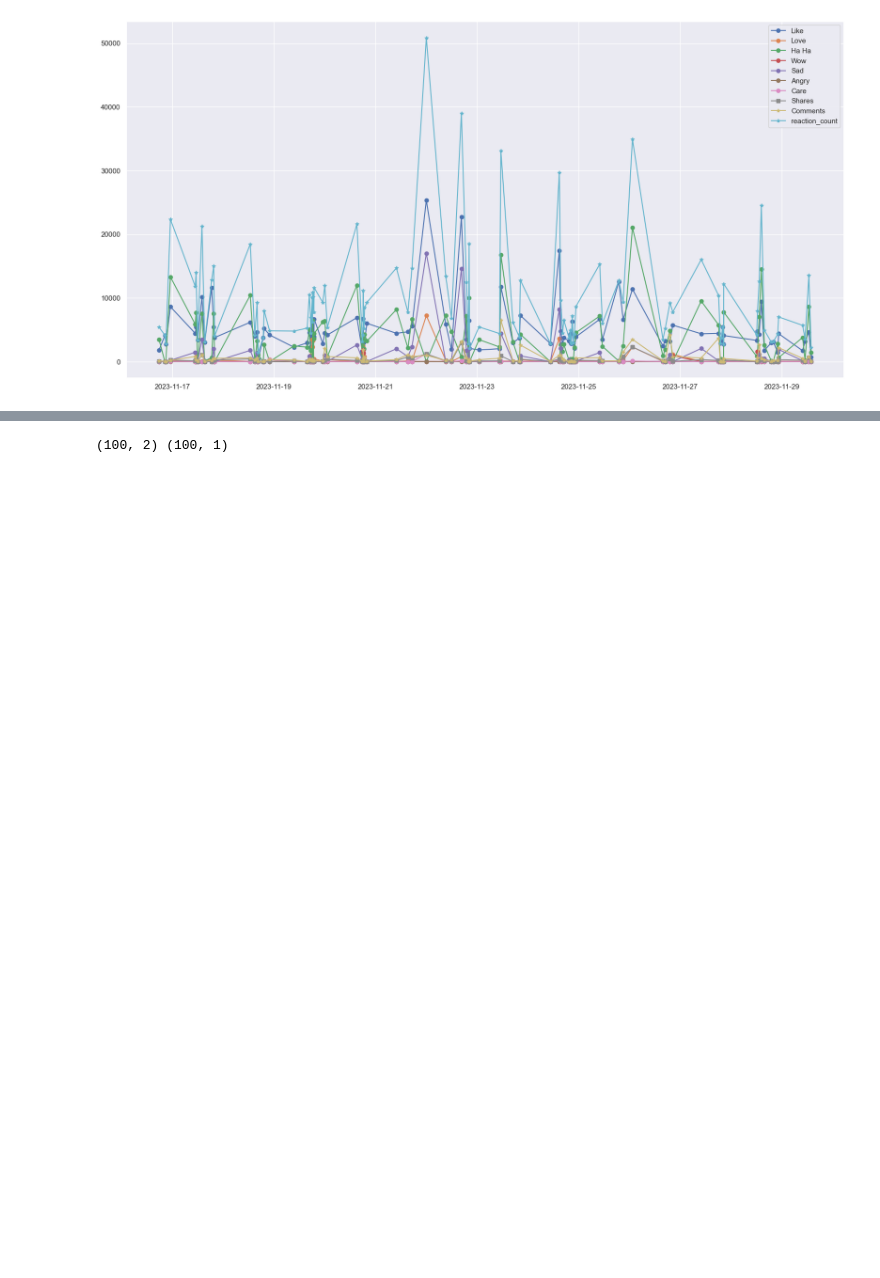
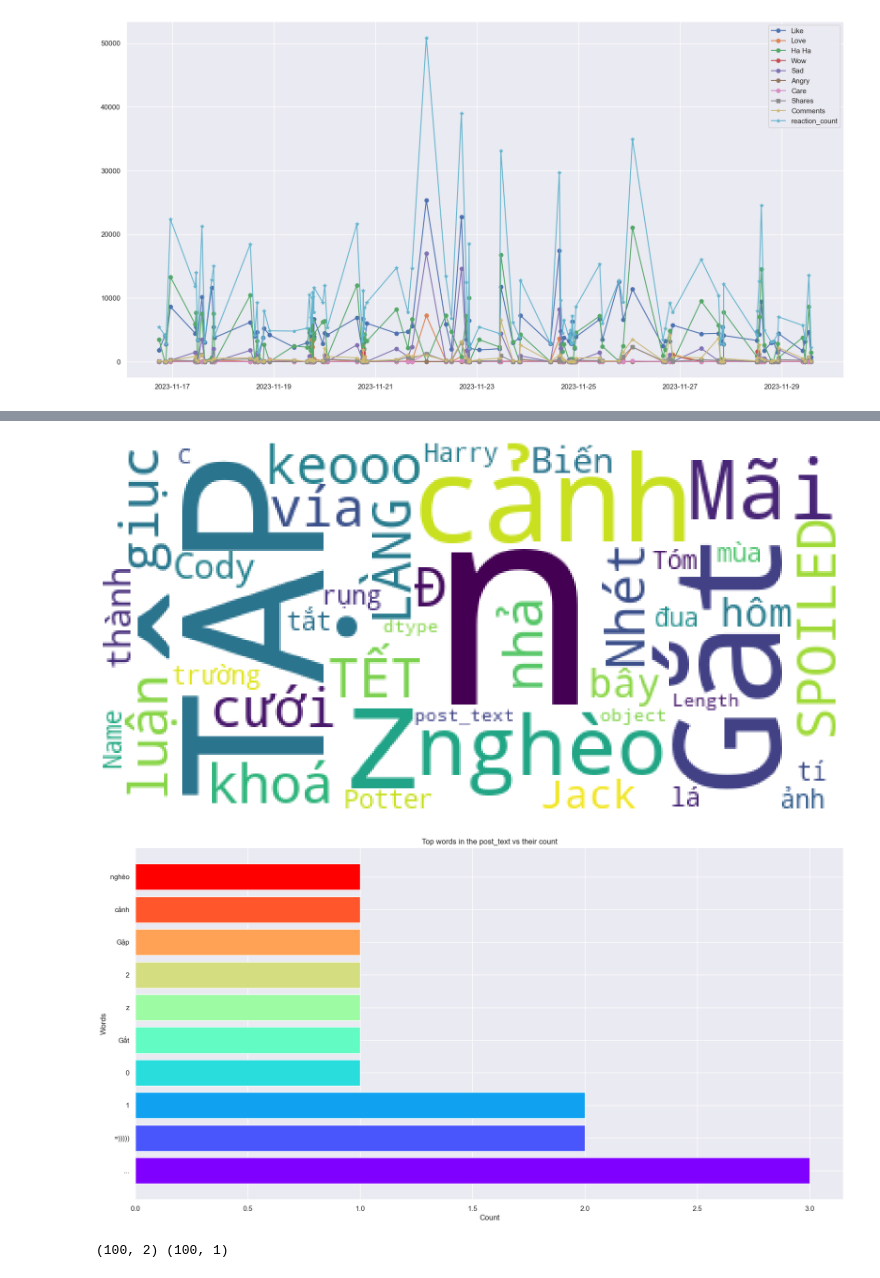
Before and after one commit to nguyenduchuyiu/facebook_analysis, a Jupyter notebook: main.ipynb, the cells around one changed output, grey strips where cells are left out. Saved outputs shown, nothing was run; the diff lists cells and outputs as text; code cells hidden in the pictures; blank space fills up the shorter version.

```diff
--- a/main.ipynb
+++ b/main.ipynb
@@ -160,3 +178,41 @@ plt.show()
+# %%
+vn_stopwords = []
+with open('Data//vietnamese-stopwords.txt', encoding='utf-8') as file:
+    for line in file:
+        word = line.rstrip('\n')
+        vn_stopwords.append(word)
+# %%
+from wordcloud import WordCloud
+import collections
+import matplotlib.cm as cm
+from matplotlib import rcParams
+
+post_text = str(df['post_text'])
+stopwords = vn_stopwords
+wordcloud = WordCloud(stopwords=stopwords, background_color="white", max_words=1000).generate(post_text)
+
+rcParams['figure.figsize'] = 20, 20
+plt.imshow(wordcloud)
+plt.axis("off")
+plt.show()
+
+filtered_words = [word for word in post_text.split() if word not in stopwords]
+counted_words = collections.Counter(filtered_words)
+words = []
+counts = []
+for letter, count in counted_words.most_common(10):
+    words.append(letter)
+    counts.append(count)
+colors = cm.rainbow(np.linspace(0, 1, 10))
+rcParams['figure.figsize'] = 20, 10
+plt.title('Top words in the post_text vs their count')
+plt.xlabel('Count')
+plt.ylabel('Words')
+plt.barh(words, counts, color=colors)
+plt.show()
+# %% [output]
+[figure, added]
+[figure, added]
 # %%
 import numpy as np
 import matplotlib.pyplot as plt
```
Also changed, not shown: parts of 4 cells of this notebook, 1 other file.
